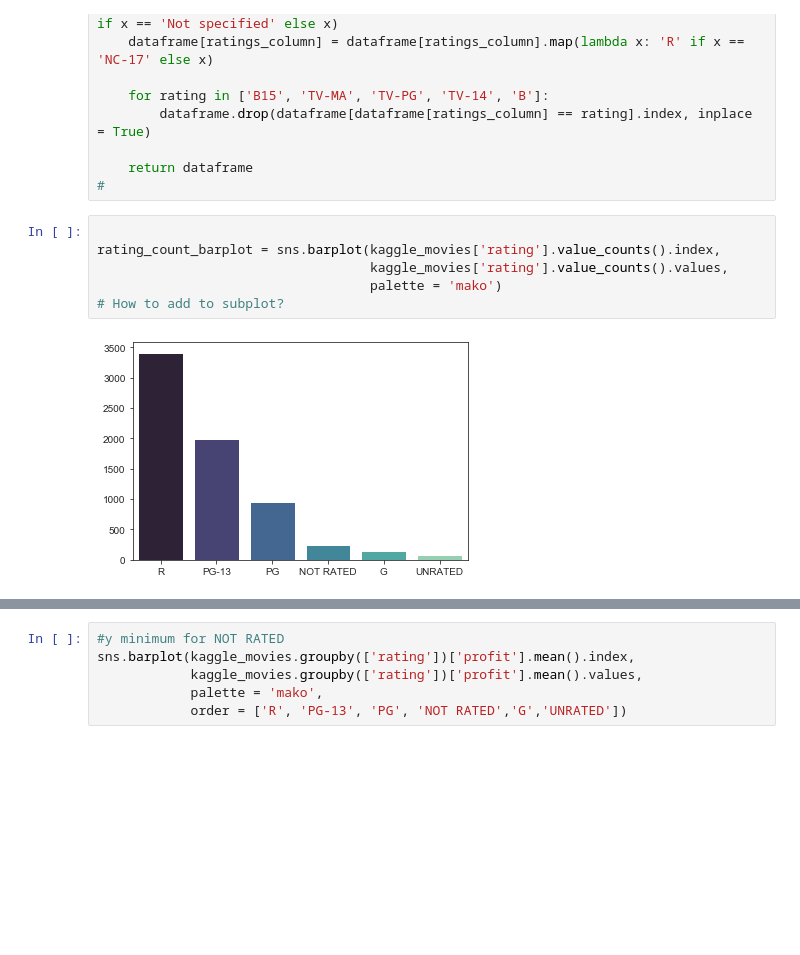
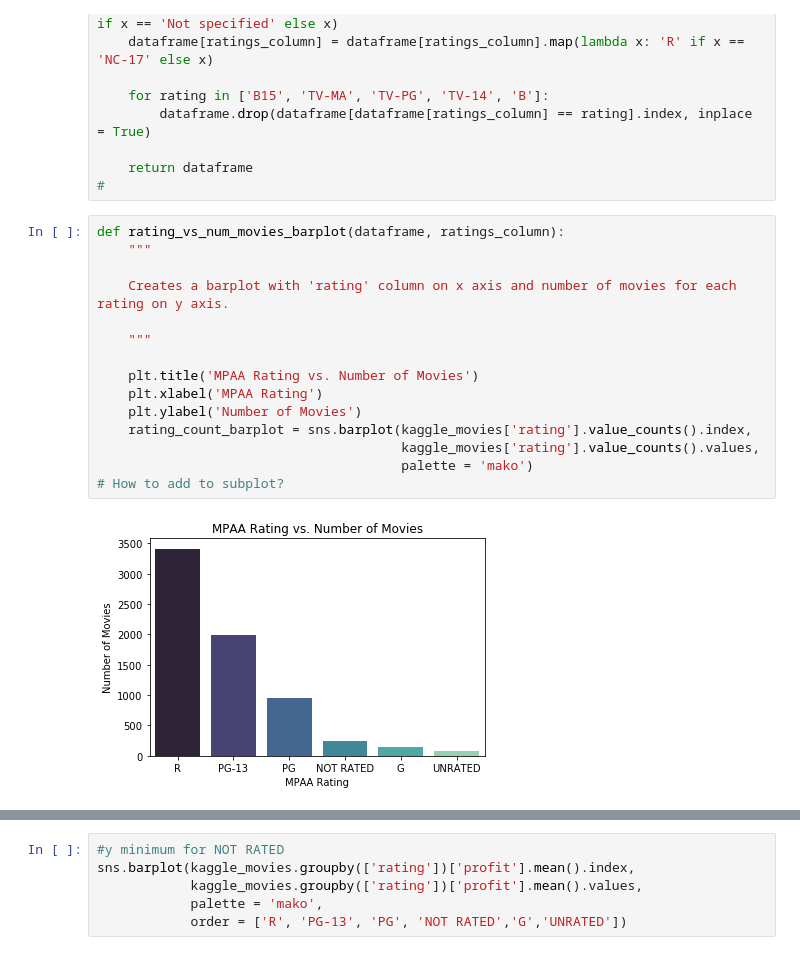
Before and after one commit to mrozenva/dsc-phase-1-project-campus, a Jupyter notebook: eda_notebook.ipynb, the cells around one changed output, grey strips where cells are left out. Cells and saved outputs as stored; diff of their text form; blank space fills up the shorter version.

Commit message:
barplot func conversion 1

```diff
--- a/eda_notebook.ipynb
+++ b/eda_notebook.ipynb
@@ -293,11 +293,20 @@ def clean_kaggle_ratings(dataframe, ratings_column):
     return dataframe
 #
 # %%
+def rating_vs_num_movies_barplot(dataframe, ratings_column):
+    """
 
-rating_count_barplot = sns.barplot(kaggle_movies['rating'].value_counts().index,
-                                   kaggle_movies['rating'].value_counts().values,
-                                   palette = 'mako')
+    Creates a barplot with 'rating' column on x axis and number of movies for each rating on y axis.
+
+    """
+
+    plt.title('MPAA Rating vs. Number of Movies')
+    plt.xlabel('MPAA Rating')
+    plt.ylabel('Number of Movies')
+    rating_count_barplot = sns.barplot(kaggle_movies['rating'].value_counts().index,
+                                       kaggle_movies['rating'].value_counts().values,
+                                       palette = 'mako')
 # How to add to subplot?
 # %% [output]
-[figure, old version]
+[figure, new version]
 # %%
```
Also changed, not shown: parts of 1 cell of this notebook.
